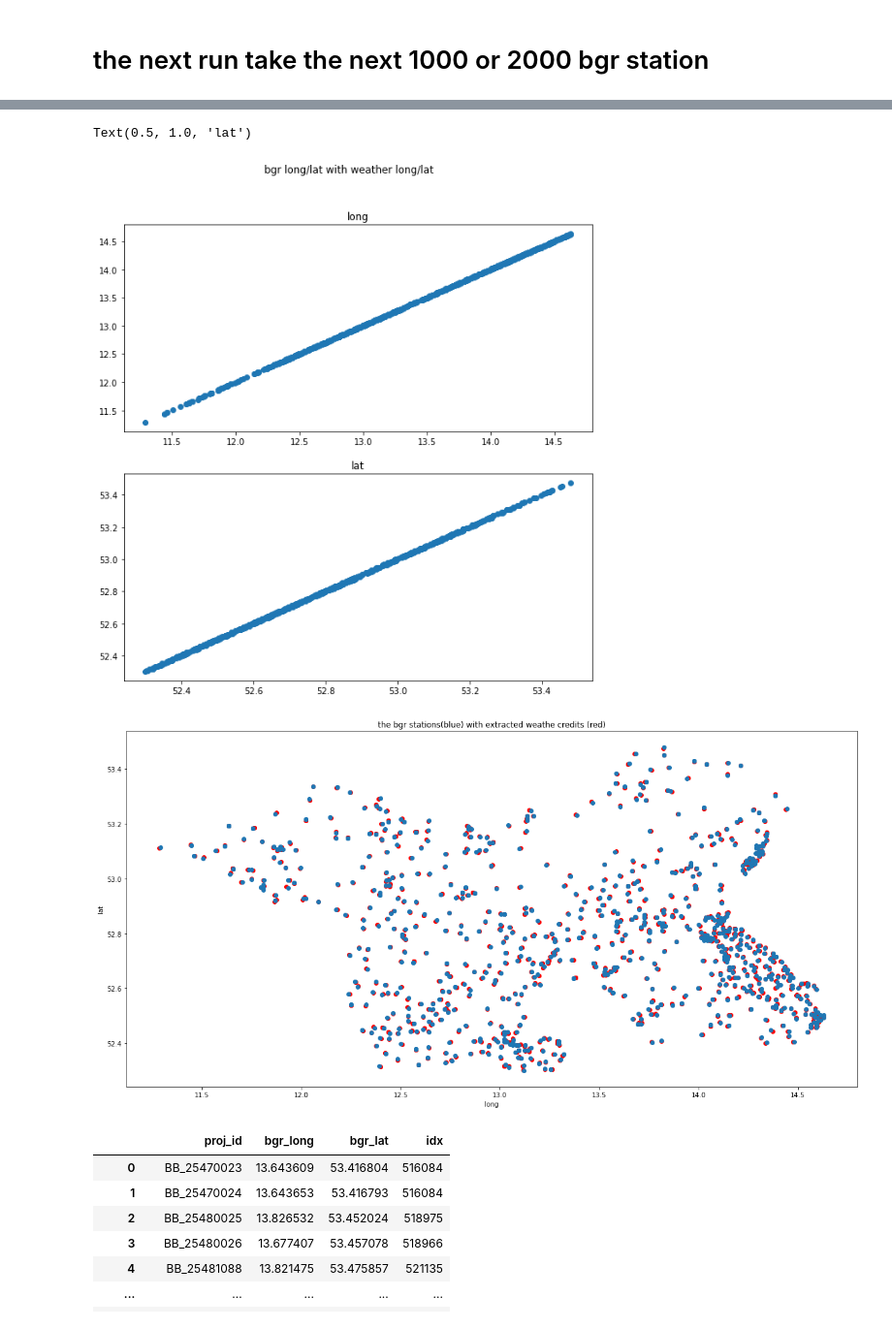
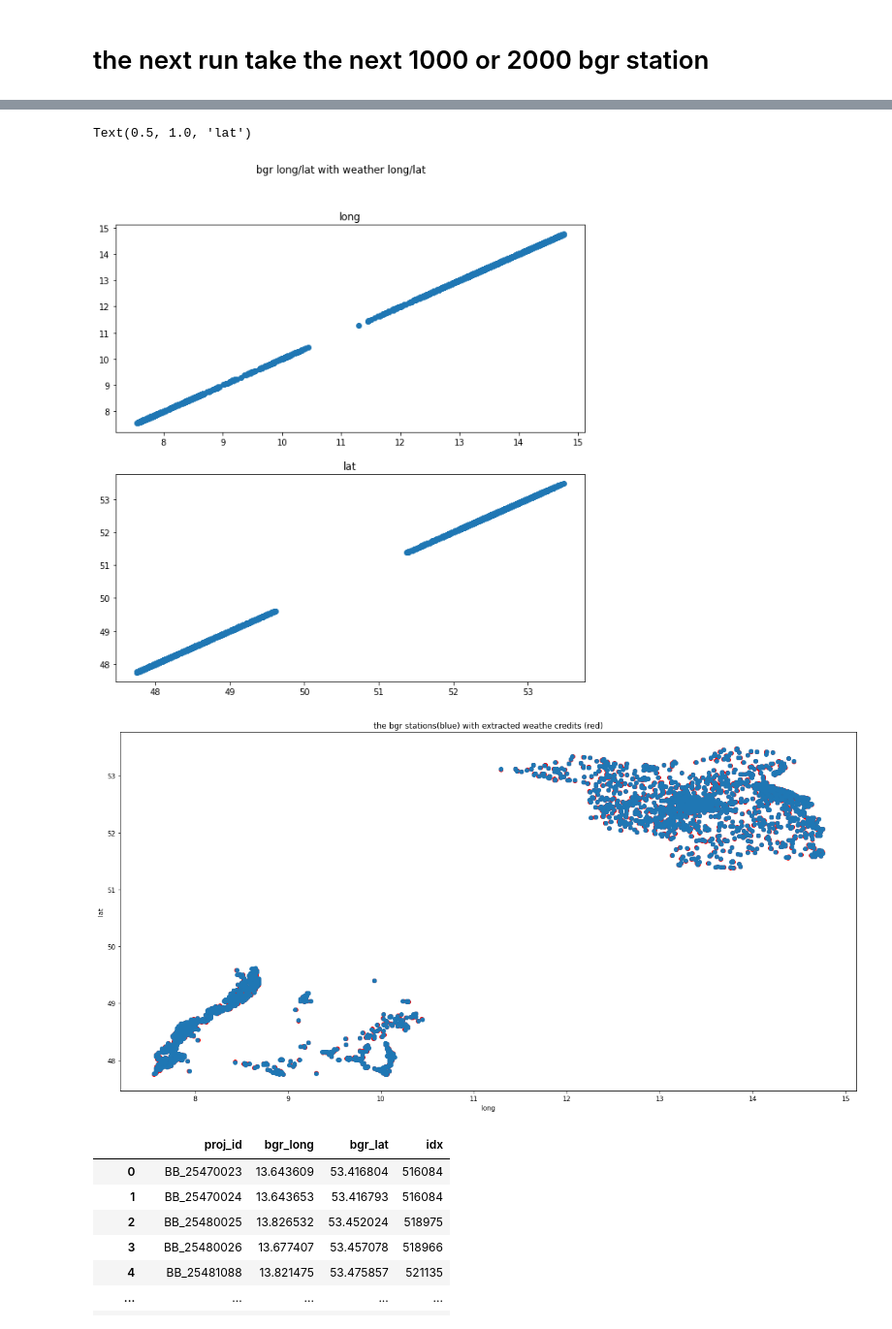
Before and after one commit to basem-AI/BGR_outlier_detection, a Jupyter notebook: extract_location.ipynb, the cells around one changed output, grey strips where cells are left out. Shown: that part at 97% size. Saved outputs shown, nothing was run; the diff lists cells and outputs as text; code cells hidden in the pictures.

```diff
--- a/extract_location.ipynb
+++ b/extract_location.ipynb
@@ -90,3 +86,7 @@ def distance(w):
     return km
 # %% [markdown]
 # the next run take the next 1000 or 2000 bgr station
+# %%
+# check the csv
+bgr_location = pd.read_csv("dataset/meta_data/bgr_location.csv")
+bgr_location.iloc[2995:3005]
@@ -93,6 +105,6 @@ def distance(w):
 # %%
 # compute the nearest dist to each bgr station
-for i in range(0,1000):
+for i in range(1000,3000):
     #choose a bgr station
     bgr = bgr_location["bgr_long"][i],bgr_location["bgr_lat"][i]
     # compute the distances to each weather credits
@@ -100,6 +112,8 @@ for i in range(0,1000):
     # match the index of the weather credit to the corresponding bgr station
     bgr_location["idx"].iloc[i]=np.argmin(weather_df["dist"])
     #print(np.min(weather_df["dist"]))
+
+print("done")
 # %% [output]
 A value is trying to be set on a copy of a slice from a DataFrame
 
@@ -125,7 +123,7 @@ See the caveats in the documentation: https://pandas.pydata.org/pandas-docs/stab
 # %%
 # get the stored indices
-idx = bgr_location["idx"][0:1000]
+idx = bgr_location["idx"][0:3000]
 # check the resulted indices
-bgr_location.iloc[0:1000]
+bgr_location.iloc[2000:2005]
 # %% [output]
 |  | proj_id | bgr_long | bgr_lat | idx |
@@ -144,23 +135,23 @@ bgr_location.iloc[0:1000]
 # %%
 fig, axs = plt.subplots(2, 1, figsize=(10,10))
 fig.suptitle('bgr long/lat with weather long/lat ')
-axs[0].scatter(weather_df["long"].iloc[idx],  bgr_location["bgr_long"][0:1000])
+axs[0].scatter(weather_df["long"].iloc[idx],  bgr_location["bgr_long"][0:3000])
 axs[0].set_title('long')
-axs[1].scatter(weather_df["lat"].iloc[idx],  bgr_location["bgr_lat"][0:1000])
+axs[1].scatter(weather_df["lat"].iloc[idx],  bgr_location["bgr_lat"][0:3000])
 axs[1].set_title('lat')
 # %% [output]
 Text(0.5, 1.0, 'lat')
-[figure, old version]
+[figure, new version]
 # %%
 plt.figure(figsize=(20,10))
-plt.scatter(bgr_location["bgr_long"][0:1000], bgr_location["bgr_lat"][0:1000],color="red")
+plt.scatter(bgr_location["bgr_long"][0:3000], bgr_location["bgr_lat"][0:3000],color="red")
 plt.scatter(weather_df["long"].iloc[idx], weather_df["lat"].iloc[idx])
 plt.xlabel('long')
 plt.ylabel('lat')
 plt.title("the bgr stations(blue) with extracted weathe credits (red)")
 plt.show()
 # %% [output]
-[figure, old version]
+[figure, new version]
 # %%
 # store changes into csv
 bgr_location.to_csv("dataset/meta_data/bgr_location.csv", index =0)
```
Also changed, not shown: parts of 6 cells of this notebook, 2 other files.
